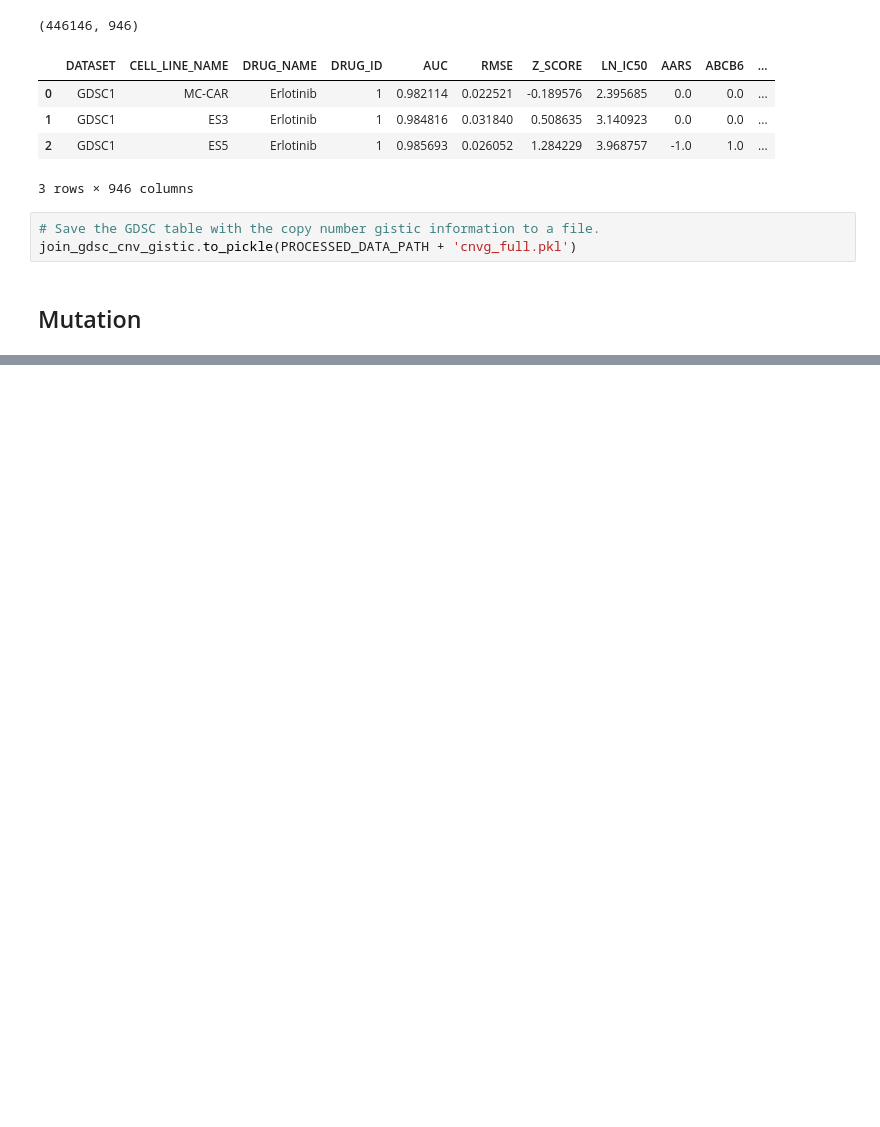
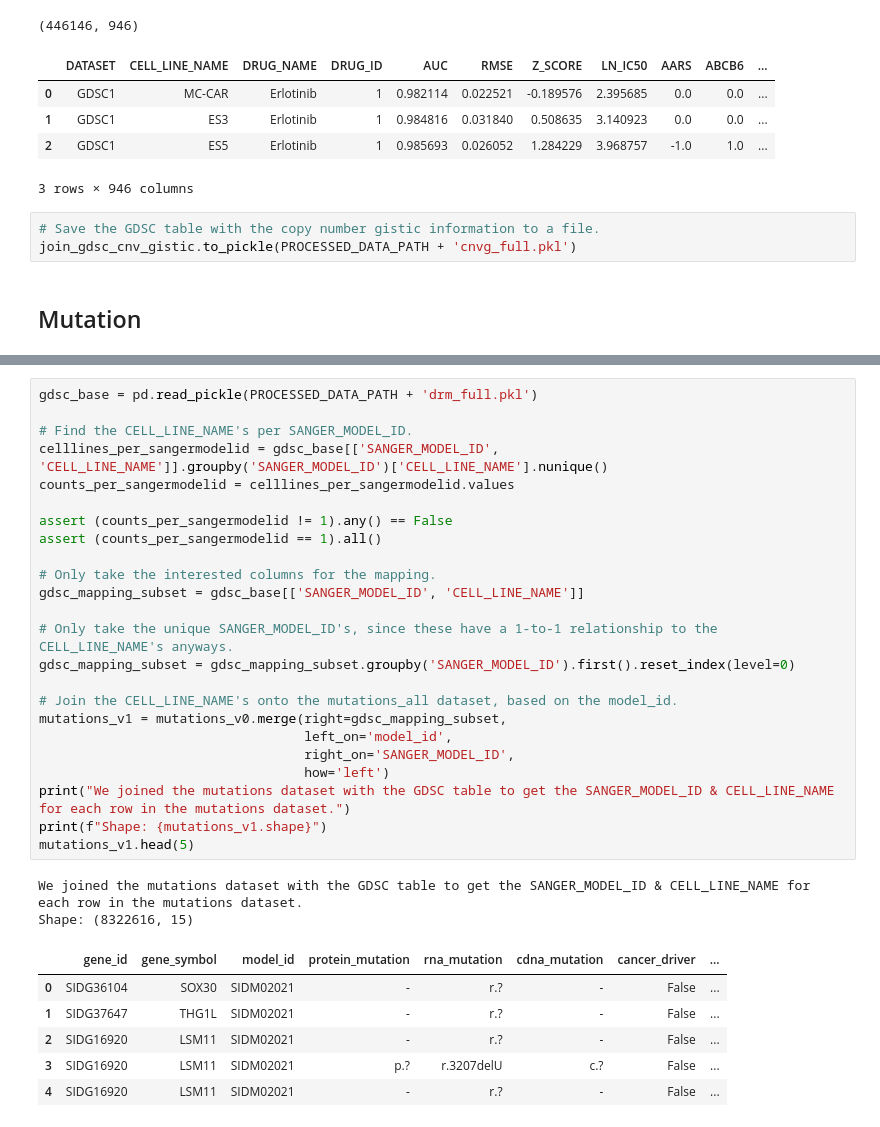
Before and after one commit to PeeteKeesel/gnn-for-drug-response-prediction, a Jupyter notebook: notebooks/dataset_creations.ipynb, the cells around one changed output, grey strips where cells are left out. Drawn from its saved outputs; the diff is of its cells as text; blank space fills up the shorter version.

```diff
--- a/notebooks/dataset_creations.ipynb
+++ b/notebooks/dataset_creations.ipynb
@@ -485,0 +520,33 @@ join_gdsc_cnv_gistic.to_pickle(PROCESSED_DATA_PATH + 'cnvg_full.pkl')
+# %%
+gdsc_base = pd.read_pickle(PROCESSED_DATA_PATH + 'drm_full.pkl')
+
+# Find the CELL_LINE_NAME's per SANGER_MODEL_ID.
+celllines_per_sangermodelid = gdsc_base[['SANGER_MODEL_ID', 'CELL_LINE_NAME']].groupby('SANGER_MODEL_ID')['CELL_LINE_NAME'].nunique()
+counts_per_sangermodelid = celllines_per_sangermodelid.values
+
+assert (counts_per_sangermodelid != 1).any() == False
+assert (counts_per_sangermodelid == 1).all()
+
+# Only take the interested columns for the mapping.
+gdsc_mapping_subset = gdsc_base[['SANGER_MODEL_ID', 'CELL_LINE_NAME']]
+
+# Only take the unique SANGER_MODEL_ID's, since these have a 1-to-1 relationship to the CELL_LINE_NAME's anyways.
+gdsc_mapping_subset = gdsc_mapping_subset.groupby('SANGER_MODEL_ID').first().reset_index(level=0)
+
+# Join the CELL_LINE_NAME's onto the mutations_all dataset, based on the model_id.
+mutations_v1 = mutations_v0.merge(right=gdsc_mapping_subset,
+                                  left_on='model_id',
+                                  right_on='SANGER_MODEL_ID',
+                                  how='left')
+print("We joined the mutations dataset with the GDSC table to get the SANGER_MODEL_ID & CELL_LINE_NAME for each row in the mutations dataset.")
+print(f"Shape: {mutations_v1.shape}")
+mutations_v1.head(5)
+# %% [output]
+We joined the mutations dataset with the GDSC table to get the SANGER_MODEL_ID & CELL_LINE_NAME for each row in the mutations dataset.
+Shape: (8322616, 15)
+|  | gene_id | gene_symbol | model_id | protein_mutation | rna_mutation | cdna_mutation | cancer_driver | ... |
+| 0 | SIDG36104 | SOX30 | SIDM02021 | - | r.? | - | False | ... |
+| 1 | SIDG37647 | THG1L | SIDM02021 | - | r.? | - | False | ... |
+| 2 | SIDG16920 | LSM11 | SIDM02021 | - | r.? | - | False | ... |
+| 3 | SIDG16920 | LSM11 | SIDM02021 | p.? | r.3207delU | c.? | False | ... |
+| 4 | SIDG16920 | LSM11 | SIDM02021 | - | r.? | - | False | ... |
```
Also changed, not shown: parts of 13 cells of this notebook, 2 other files.
